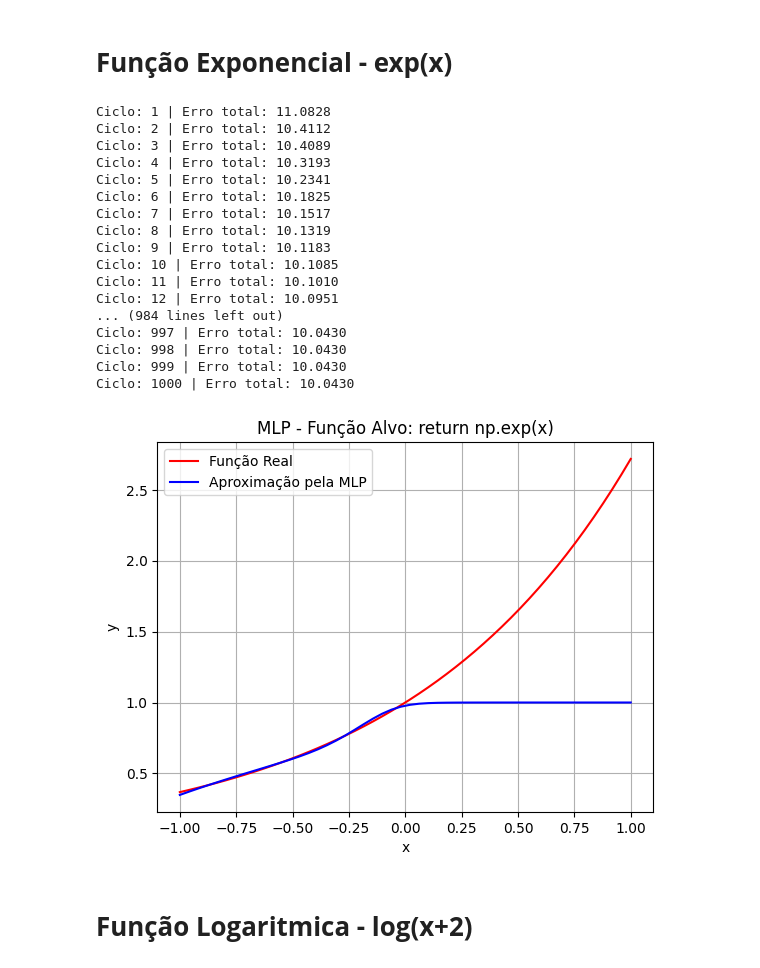
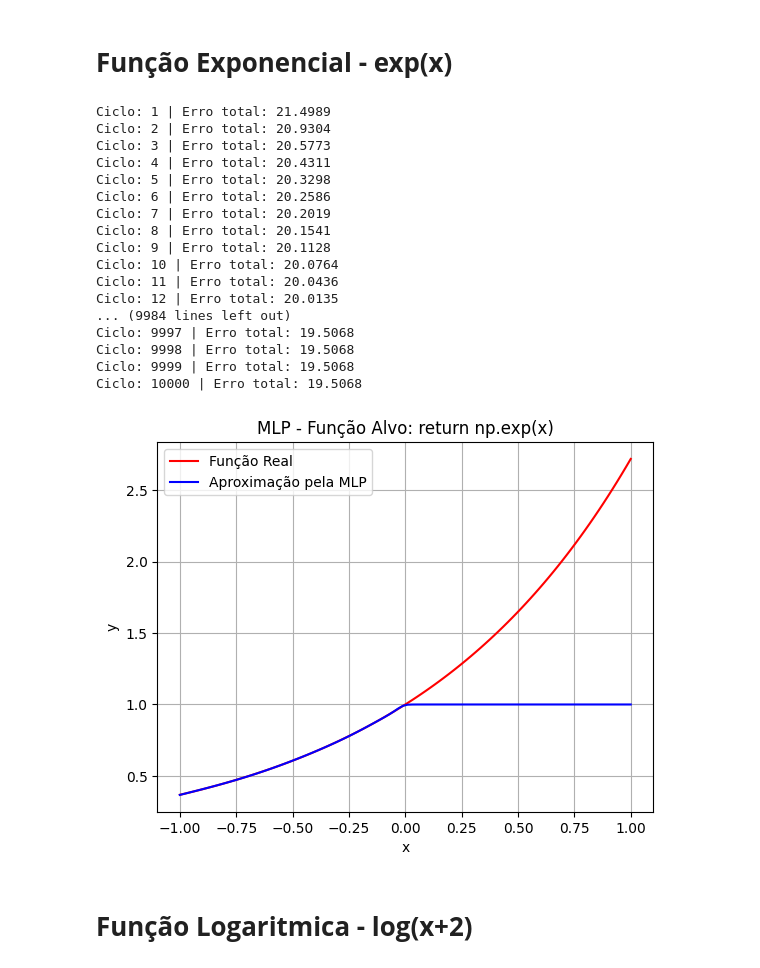
Before and after one commit to evoradev/EstudosIA, a Jupyter notebook: MLP/mlptestes.ipynb, the cells around one changed output. Cells and saved outputs as stored; diff of their text form; code cells hidden in the pictures.

```diff
--- a/MLP/mlptestes.ipynb
+++ b/MLP/mlptestes.ipynb
@@ -131,10 +131,10 @@ funcao_alvo_str = inspect.getsource(target_function).strip().split(":")[1].strip
 
 # Configurações da rede neural
 entradas = 1                  # Número de entradas
-camadas_ocultas = [100, 50]   # Número de neurônios em cada camada oculta
+camadas_ocultas = [100, 50, 25, 10, 5]   # Número de neurônios em cada camada oculta
 alfa = 0.005                  # Taxa de aprendizado
-erro_tolerado = 0.0001        # Erro máximo permitido
-ciclos_maximos = 1000         # Número máximo de ciclos
+erro_tolerado = 0.0005        # Erro máximo permitido
+ciclos_maximos = 10000         # Número máximo de ciclos
 xmin, xmax = -1, 1            # Domínio da função
 npontos = 50                  # Número de pontos de dados
 epsilon = 1e-8                # Constante para evitar divisão por zero no AdaGrad
@@ -357,12 +357,12 @@ funcao_alvo_str = inspect.getsource(target_function).strip().split(":")[1].strip
 
 # Configurações da rede neural
 entradas = 1                  # Número de entradas
-camadas_ocultas = [100, 50]   # Número de neurônios em cada camada oculta
+camadas_ocultas = [100, 50, 25, 5]   # Número de neurônios em cada camada oculta
 alfa = 0.005                  # Taxa de aprendizado
 erro_tolerado = 0.0001        # Erro máximo permitido
-ciclos_maximos = 1000         # Número máximo de ciclos
+ciclos_maximos = 10000         # Número máximo de ciclos
 xmin, xmax = -1, 1            # Domínio da função
-npontos = 50                  # Número de pontos de dados
+npontos = 100                  # Número de pontos de dados
 epsilon = 1e-8                # Constante para evitar divisão por zero no AdaGrad
 
 # Gera os dados de entrada e saída
@@ -405,51 +405,51 @@ while erro_total > erro_tolerado and ciclo < ciclos_maximos:
             biases_acumulados[i] += grad_b**2
 
             # Atualização dos pesos e biases com AdaGrad
             pesos[i] += (alfa * grad_w) / (np.sqrt(pesos_acumulados[i]) + epsilon)
             biases[i] += (alfa * grad_b) / (np.sqrt(biases_acumulados[i]) + epsilon)
 
             if i > 0:
                 grad = np.dot(grad, pesos[i].T) * (1 - ativacoes[i]**2)
 
     ciclo += 1
     print(f"Ciclo: {ciclo} | Erro total: {erro_total:.4f}")  # Log do progresso
 
 # Previsão final
 y_final = np.zeros_like(t_orig)
 for i in range(x_orig.shape[0]):
     ativacoes = [x_orig[i, :].reshape(1, -1)]
     for w, b in zip(pesos, biases):
         ativacoes.append(np.tanh(np.dot(ativacoes[-1], w) + b))
     y_final[i] = ativacoes[-1]
 
 # Visualização dos resultados
 plt.plot(x_orig, t_orig, color='red', label='Função Real')
 plt.plot(x_orig, y_final, color='blue', label='Aproximação pela MLP')
 plt.legend()
 plt.title(f"MLP - Função Alvo: {funcao_alvo_str}")
 plt.xlabel("x")
 plt.ylabel("y")
 plt.grid()
 plt.show()
 # %% [output]
-Ciclo: 1 | Erro total: 11.0828
-Ciclo: 2 | Erro total: 10.4112
-Ciclo: 3 | Erro total: 10.4089
-Ciclo: 4 | Erro total: 10.3193
-Ciclo: 5 | Erro total: 10.2341
-Ciclo: 6 | Erro total: 10.1825
-Ciclo: 7 | Erro total: 10.1517
-Ciclo: 8 | Erro total: 10.1319
-Ciclo: 9 | Erro total: 10.1183
-Ciclo: 10 | Erro total: 10.1085
-Ciclo: 11 | Erro total: 10.1010
-Ciclo: 12 | Erro total: 10.0951
-... (984 lines left out)
-Ciclo: 997 | Erro total: 10.0430
-Ciclo: 998 | Erro total: 10.0430
-Ciclo: 999 | Erro total: 10.0430
-Ciclo: 1000 | Erro total: 10.0430
+Ciclo: 1 | Erro total: 21.4989
+Ciclo: 2 | Erro total: 20.9304
+Ciclo: 3 | Erro total: 20.5773
+Ciclo: 4 | Erro total: 20.4311
+Ciclo: 5 | Erro total: 20.3298
+Ciclo: 6 | Erro total: 20.2586
+Ciclo: 7 | Erro total: 20.2019
+Ciclo: 8 | Erro total: 20.1541
+Ciclo: 9 | Erro total: 20.1128
+Ciclo: 10 | Erro total: 20.0764
+Ciclo: 11 | Erro total: 20.0436
+Ciclo: 12 | Erro total: 20.0135
+... (9984 lines left out)
+Ciclo: 9997 | Erro total: 19.5068
+Ciclo: 9998 | Erro total: 19.5068
+Ciclo: 9999 | Erro total: 19.5068
+Ciclo: 10000 | Erro total: 19.5068
-[figure, old version]
+[figure, new version]
 # %% [markdown]
 # **Função Logaritmica - log(x+2)**
 # %%
```
Also changed, not shown: parts of 3 cells of this notebook, 1 other file.
